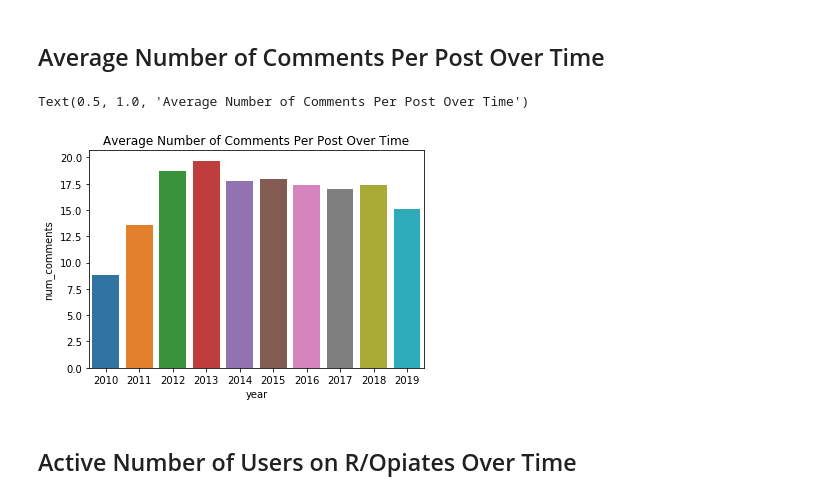
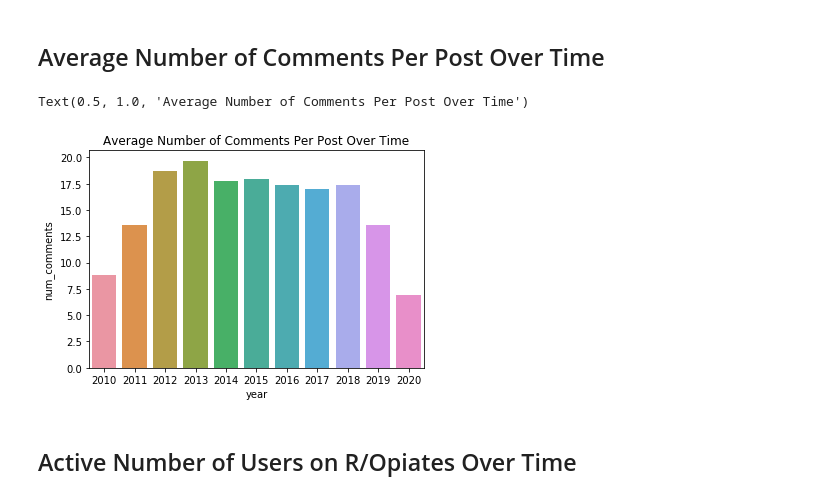
Before and after one commit to akilby/drug_pricing, a Jupyter notebook: explore.ipynb, the cells around one changed output. Cells and saved outputs as stored; diff of their text form; code cells hidden in the pictures.

Commit message:
2019 data in notebook

```diff
--- a/explore.ipynb
+++ b/explore.ipynb
@@ -24,10 +16,12 @@ coll = db["praw"]
 # %%
-# generate a dataframe of random samples
+# generate dataframes of opiate data
 n_samples = 100000
-samp_query = coll.aggregate([{ "$sample": {"size": n_samples} }])
+samp_query = COLL.aggregate([{ "$sample": {"size": n_samples} }])
 samp_df = pd.DataFrame(list(samp_query))
-full_df = pd.DataFrame(list(coll.find({})))
+full_df = pd.DataFrame(list(COLL.find({})))
+sub_df = full_df.loc[full_df.is_sub == True, :]
 # %%
 # format dataframe
 samp_df["year"] = samp_df.time.apply(lambda x: str(x.year))
 full_df["year"] = full_df.time.apply(lambda x: str(x.year))
+sub_df["year"] = sub_df.time.apply(lambda x: str(x.year))
@@ -34,12 +39,13 @@ full_df["year"] = full_df.time.apply(lambda x: str(x.year))
 # %% [markdown]
 ## Average Number of Comments Per Post Over Time
 # %%
-comm_df = full_df.loc[:,["year", "num_comments"]].dropna().groupby("year").mean().reset_index()
+comm_df = sub_df.loc[:,["year", "num_comments"]].dropna().groupby("year")\
+                                                .mean().reset_index()
 ax = sns.barplot(x=comm_df.year, y=comm_df.num_comments)
 ax.set_title("Average Number of Comments Per Post Over Time")
 # %% [output]
 Text(0.5, 1.0, 'Average Number of Comments Per Post Over Time')
-[figure, old version]
+[figure, new version]
 # %% [markdown]
 ## Active Number of Users on R/Opiates Over Time
 # %%
```
Also changed, not shown: parts of 19 cells of this notebook, 1 other file.
